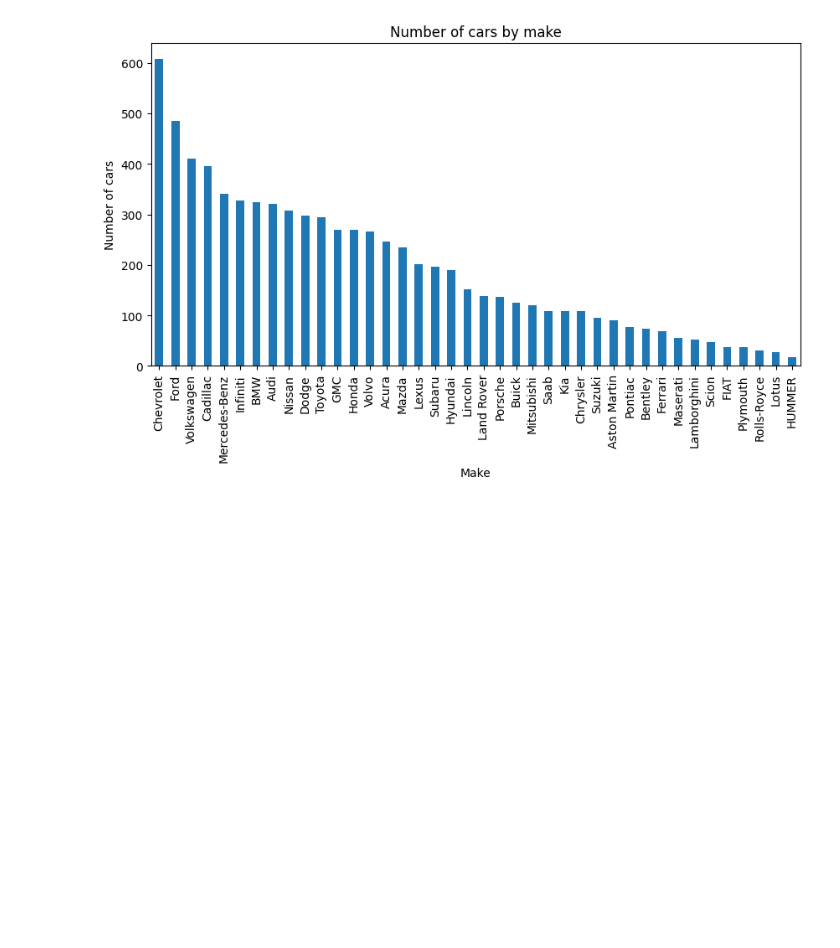
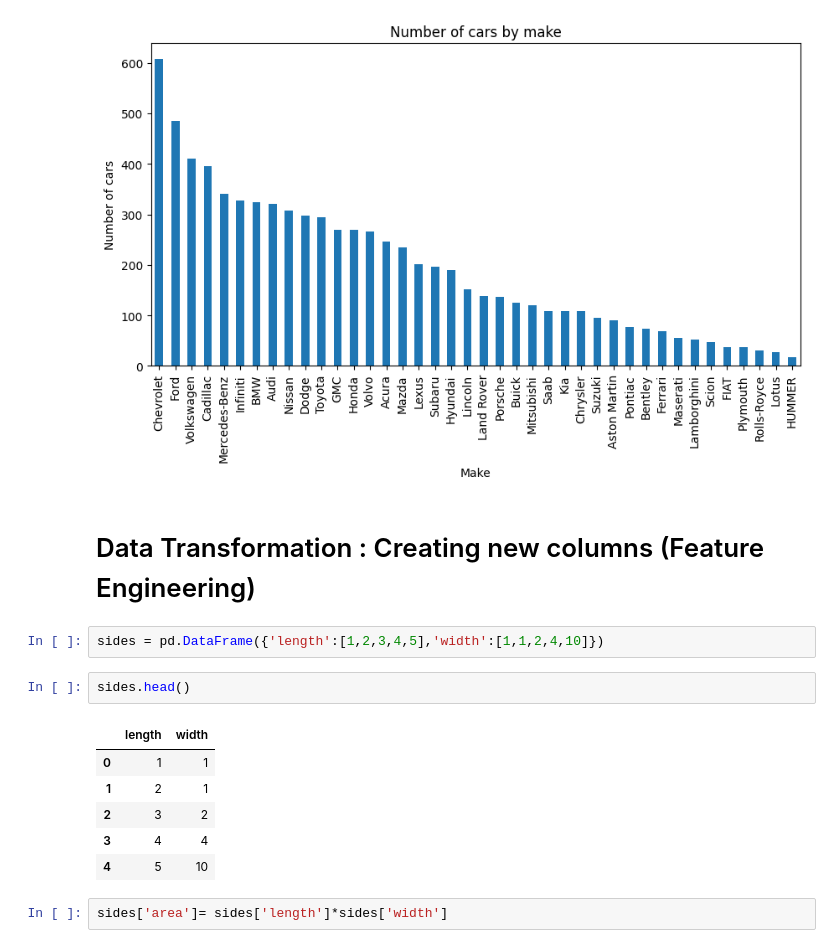
Before and after one commit to ESET0122/basic, a Jupyter notebook: Basics of Python/Practice/Exploratory Data Analysis/eda copy.ipynb, the cells around one changed output. Cells and saved outputs as stored; diff of their text form; blank space fills up the shorter version.

```diff
--- a/Basics of Python/Practice/Exploratory Data Analysis/eda copy.ipynb
+++ b/Basics of Python/Practice/Exploratory Data Analysis/eda copy.ipynb
@@ -168,3 +168,18 @@ plt.xlabel('Make')
 # %% [output]
 Text(0.5, 0, 'Make')
 [figure]
+# %% [markdown]
+# Data Transformation : Creating new columns (Feature Engineering)
+# %%
+sides = pd.DataFrame({'length':[1,2,3,4,5],'width':[1,1,2,4,10]})
+# %%
+sides.head()
+# %% [output]
+|  | length | width |
+| 0 | 1 | 1 |
+| 1 | 2 | 1 |
+| 2 | 3 | 2 |
+| 3 | 4 | 4 |
+| 4 | 5 | 10 |
+# %%
+sides['area']= sides['length']*sides['width']
```
Also changed, not shown: parts of 3 cells of this notebook, 7 other files.
